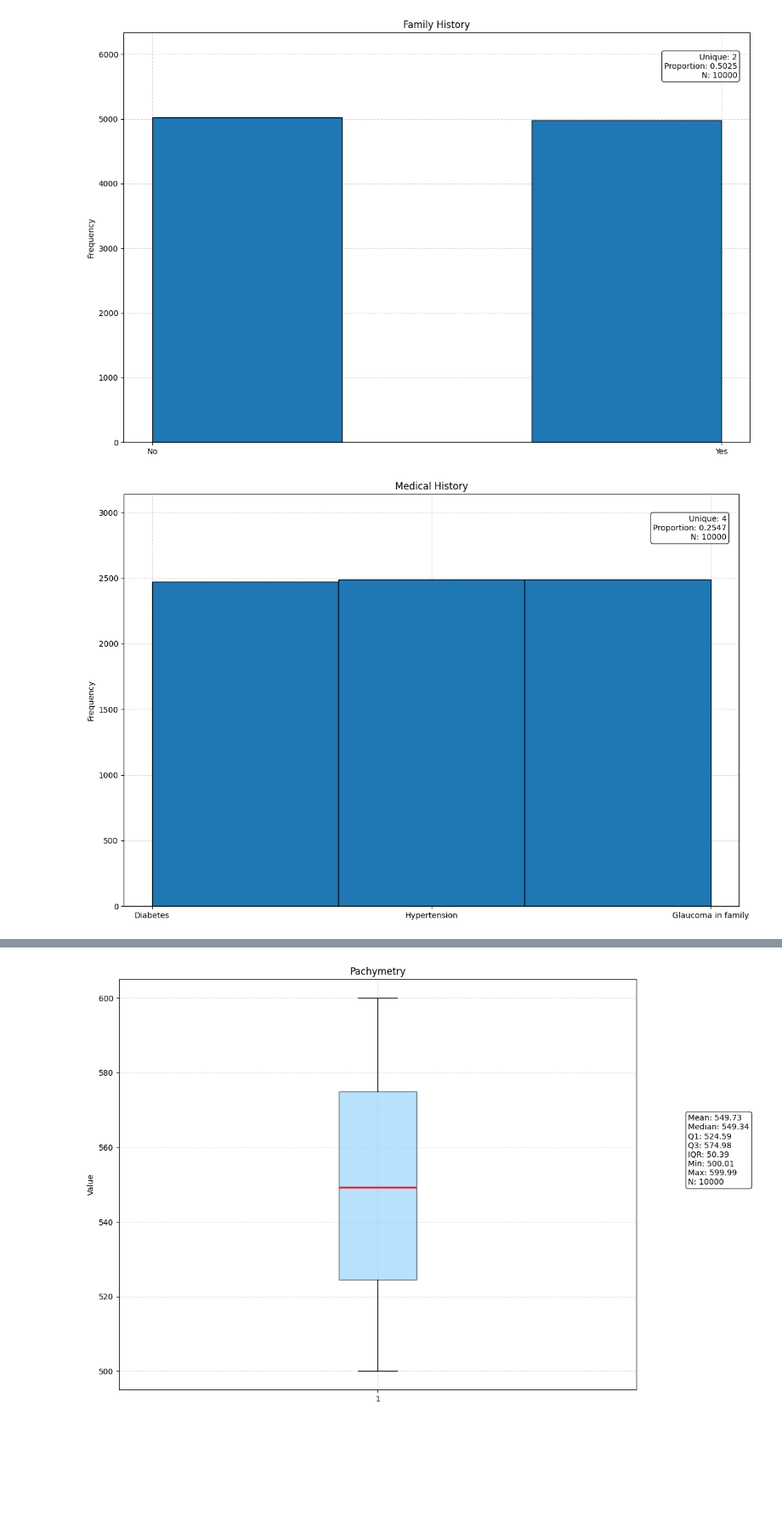
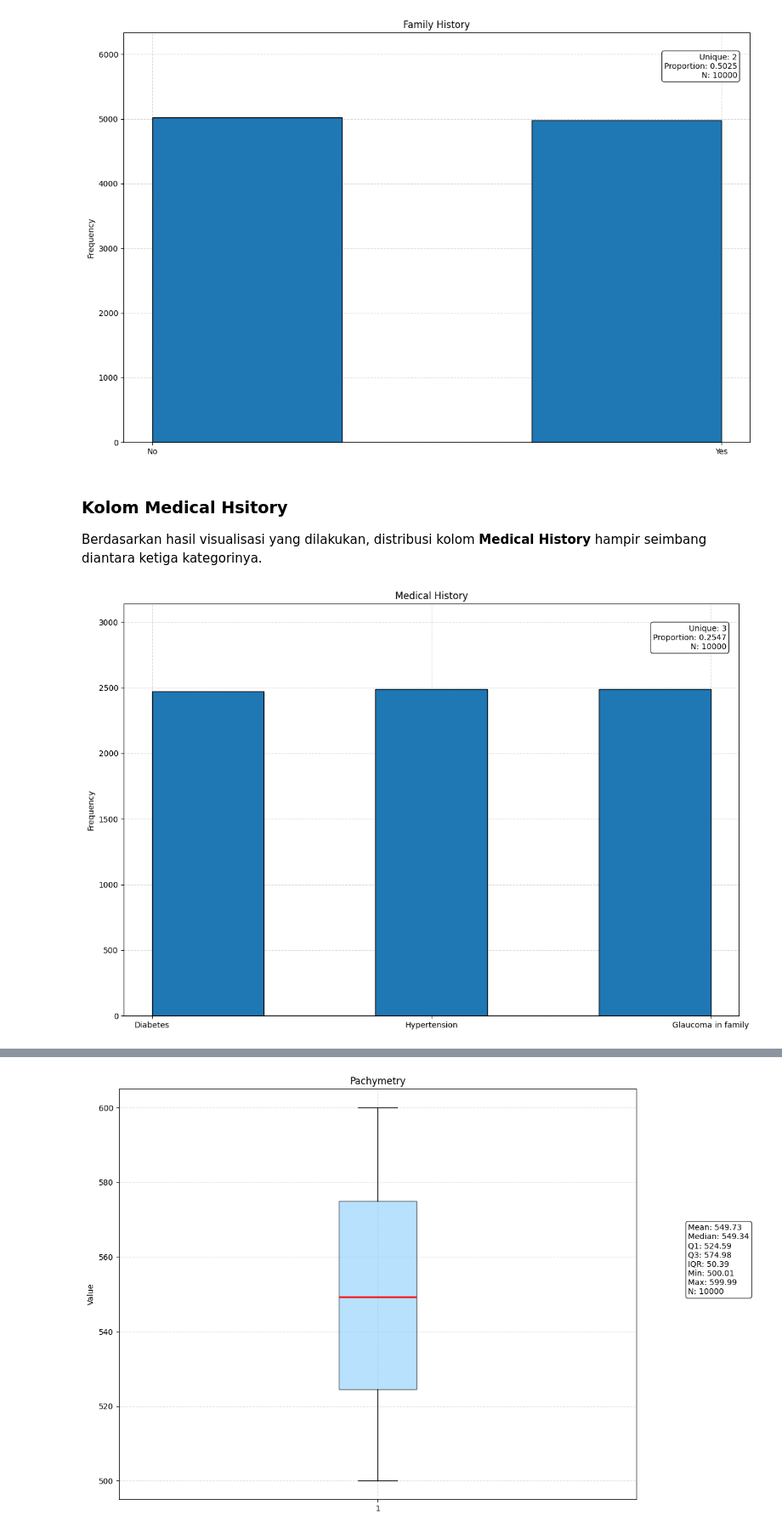
Before and after one commit to An-Dafa/IF2120-Tugas-Besar-Probabilitas-Statistika, a Jupyter notebook: CLE_13524038_13524059.ipynb, the cells around one changed output, grey strips where cells are left out. Shown at 85% size. Cells and saved outputs as stored; diff of their text form; code cells hidden in the pictures; blank space fills up the shorter version.

```diff
--- a/CLE_13524038_13524059.ipynb
+++ b/CLE_13524038_13524059.ipynb
@@ -526,7 +525,7 @@ def cari_outlier_kategori(data, threshold_persen = 0.01):
 
     return list_outlier, laporan
 
-kolom_dikecualikan = ["Patient ID", "Medication Usage"]
+kolom_dikecualikan = ["Patient ID", "Medication Usage", "Visual Symptoms"]
 for kolom in data_kategori.columns:
     if kolom in kolom_dikecualikan:
         continue
@@ -686,7 +666,7 @@ def handling_kategorik_outlier(data, threshold_persen=0.05, strategi="other"):
             hasil.append(nilai)
     return hasil
 
-kolom_skip = ["Patient ID", "Medication Usage"]
+kolom_skip = ["Patient ID", "Medication Usage", "Visual Symptoms"]
 
 for kolom in data_kategori.columns:
     if kolom in kolom_skip:
@@ -1094,35 +1090,39 @@ plt.tight_layout()
 plt.show()
 # %% [output]
 [figure]
+# %% [markdown]
+### Kolom Medical Hsitory
+
+Berdasarkan hasil visualisasi yang dilakukan, distribusi kolom **Medical History** hampir seimbang diantara ketiga kategorinya.
 # %%
 plt.figure(figsize=(12,8))
 
-plt.hist(data_kategori["Medical History"].dropna(), bins=3, edgecolor='black', zorder=2)
+plt.hist(data_kategori["Medical History"].dropna(), bins=5, edgecolor='black', zorder=2)
 plt.grid(True, linestyle='--', alpha=0.5, zorder=1)
 
 count_val = len(data_kategori["Medical History"])
-unique_val = unique_count(data_kategori["Medical History"])
+unique_val = unique_count(data_kategori["Medical History"].dropna())
 prportion_val = proportion(data_kategori["Medical History"])
 
 stats_text = (
     f"Unique: {unique_val}\n"
     f"Proportion: {prportion_val}\n"
     f"N: {count_val}"
 )
 
 plt.ylim(top=plt.ylim()[1] * 1.20)
 
 plt.annotate(
     stats_text,
     xy=(0.98, 0.95), xycoords='axes fraction',
     ha='right', va='top',
     fontsize=10,
     bbox=dict(boxstyle="round", fc="white", alpha=0.8)
 )
 
 plt.title("Medical History")
 plt.ylabel("Frequency")
 plt.tight_layout()
 plt.show()
 # %% [output]
-[figure, old version]
+[figure, new version]
```
Also changed, not shown: parts of 57 cells of this notebook.
